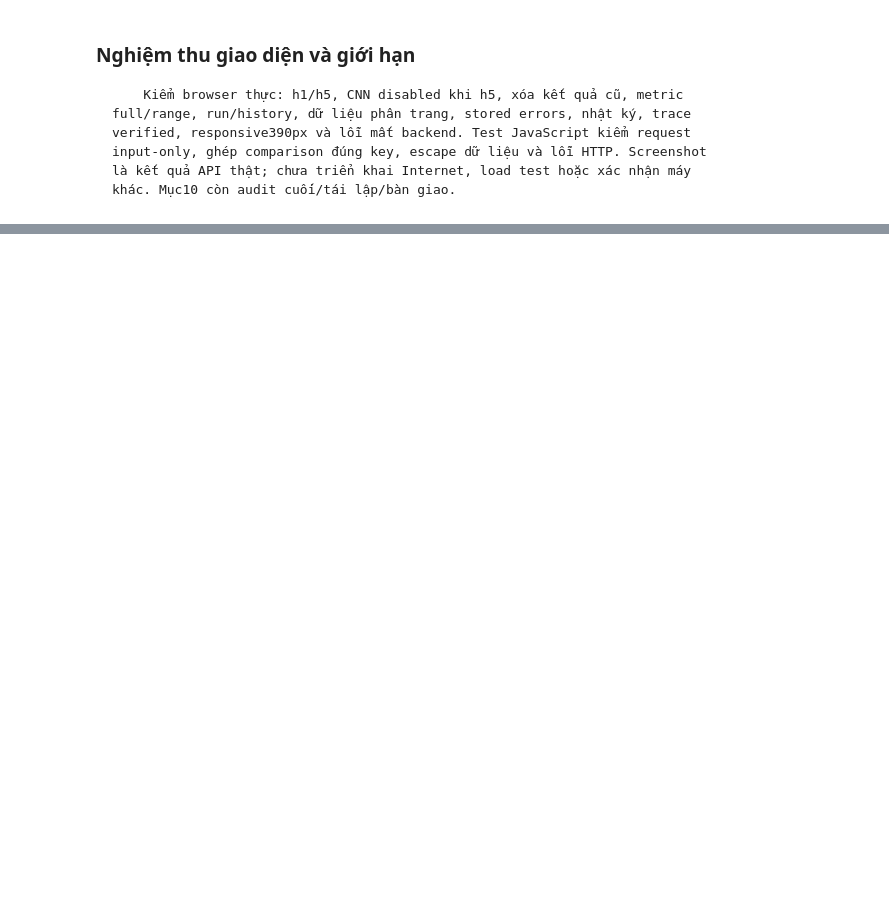
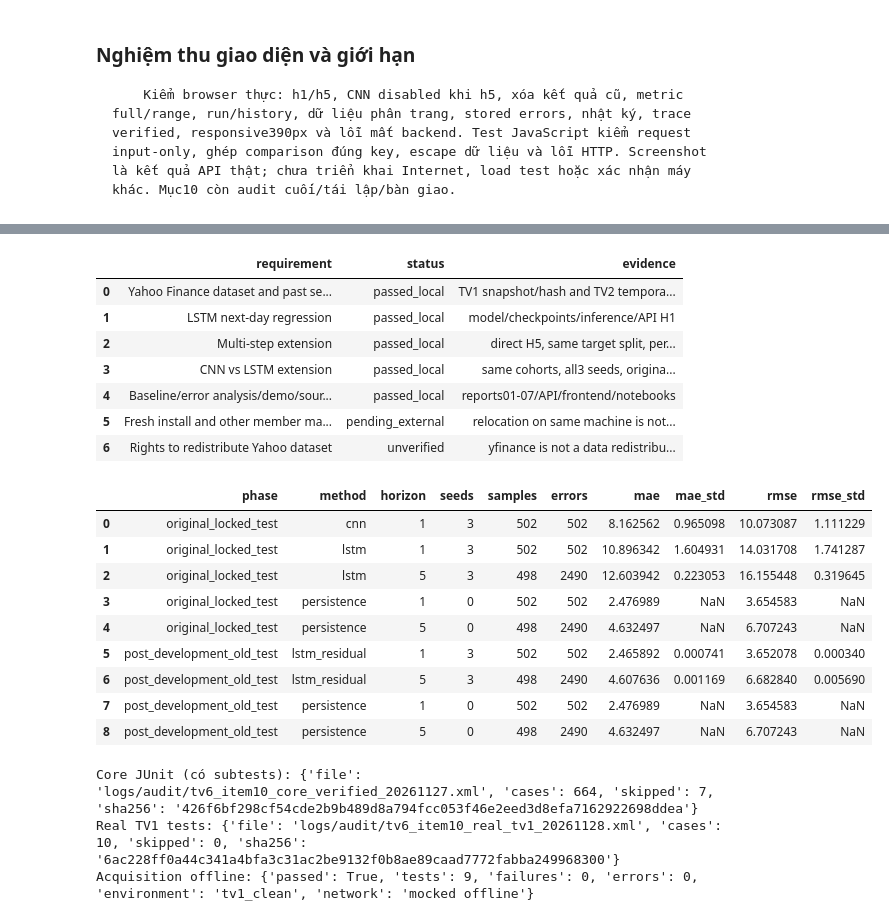
Before and after one commit to baochan24/Stock_Forecasting_Group4, a Jupyter notebook: notebooks/06_TV6_Integration_Evaluation_and_Demo.ipynb, the cells around one changed output, grey strips where cells are left out. Saved outputs shown, nothing was run; the diff lists cells and outputs as text; code cells hidden in the pictures; blank space fills up the shorter version.

```diff
--- a/notebooks/06_TV6_Integration_Evaluation_and_Demo.ipynb
+++ b/notebooks/06_TV6_Integration_Evaluation_and_Demo.ipynb
@@ -1679,0 +1686,37 @@ Tiếp theo mục10: audit cuối, tái lập và bàn giao; chưa push hoặc u
+# %%
+final_pointer=json.loads((api_root/'logs/audit/tv6_item10_latest.json').read_text(encoding='utf-8'))
+final_path=api_root/final_pointer['evidence']
+final_audit=json.loads(final_path.read_text(encoding='utf-8'))
+assert final_audit['passed'] and not final_audit['training_performed'] and not final_audit['refit_performed']
+from backend.artifacts.research_release import validate_release
+assert validate_release(api_root)['semantic_sha256']==final_audit['release_sha256']
+for name,sha in final_audit['source_hashes'].items():
+    assert hashlib.sha256((api_root/name).read_bytes()).hexdigest()==sha,name
+display(pd.DataFrame(final_audit['requirements']))
+final_scores=pd.read_csv(final_path.parent/'comparison.csv')
+display(final_scores[['phase','method','horizon','seeds','samples','errors','mae','mae_std','rmse','rmse_std']])
+print('Core JUnit (có subtests):',final_audit['core_regression'])
+print('Real TV1 tests:',final_audit['real_tv1_tests'])
+print('Acquisition offline:',final_audit['acquisition_tests'])
+# %% [output]
+|  | requirement | status | evidence |
+| 0 | Yahoo Finance dataset and past se... | passed_local | TV1 snapshot/hash and TV2 tempora... |
+| 1 | LSTM next-day regression | passed_local | model/checkpoints/inference/API H1 |
+| 2 | Multi-step extension | passed_local | direct H5, same target split, per... |
+| 3 | CNN vs LSTM extension | passed_local | same cohorts, all3 seeds, origina... |
+| 4 | Baseline/error analysis/demo/sour... | passed_local | reports01-07/API/frontend/notebooks |
+| 5 | Fresh install and other member ma... | pending_external | relocation on same machine is not... |
+| 6 | Rights to redistribute Yahoo dataset | unverified | yfinance is not a data redistribu... |
+|  | phase | method | horizon | seeds | samples | errors | mae | mae_std | rmse | rmse_std |
+| 0 | original_locked_test | cnn | 1 | 3 | 502 | 502 | 8.162562 | 0.965098 | 10.073087 | 1.111229 |
+| 1 | original_locked_test | lstm | 1 | 3 | 502 | 502 | 10.896342 | 1.604931 | 14.031708 | 1.741287 |
+| 2 | original_locked_test | lstm | 5 | 3 | 498 | 2490 | 12.603942 | 0.223053 | 16.155448 | 0.319645 |
+| 3 | original_locked_test | persistence | 1 | 0 | 502 | 502 | 2.476989 | NaN | 3.654583 | NaN |
+| 4 | original_locked_test | persistence | 5 | 0 | 498 | 2490 | 4.632497 | NaN | 6.707243 | NaN |
+| 5 | post_development_old_test | lstm_residual | 1 | 3 | 502 | 502 | 2.465892 | 0.000741 | 3.652078 | 0.000340 |
+| 6 | post_development_old_test | lstm_residual | 5 | 3 | 498 | 2490 | 4.607636 | 0.001169 | 6.682840 | 0.005690 |
+| 7 | post_development_old_test | persistence | 1 | 0 | 502 | 502 | 2.476989 | NaN | 3.654583 | NaN |
+| 8 | post_development_old_test | persistence | 5 | 0 | 498 | 2490 | 4.632497 | NaN | 6.707243 | NaN |
+Core JUnit (có subtests): {'file': 'logs/audit/tv6_item10_core_verified_20261127.xml', 'cases': 664, 'skipped': 7, 'sha256': '426f6bf298cf54cde2b9b489d8a794fcc053f46e2eed3d8efa7162922698ddea'}
+Real TV1 tests: {'file': 'logs/audit/tv6_item10_real_tv1_20261128.xml', 'cases': 10, 'skipped': 0, 'sha256': '6ac228ff0a44c341a4bfa3c31ac2be9132f0b8ae89caad7772fabba249968300'}
+Acquisition offline: {'passed': True, 'tests': 9, 'failures': 0, 'errors': 0, 'environment': 'tv1_clean', 'network': 'mocked offline'}
```
Also changed, not shown: parts of 11 cells of this notebook, 35 other files.
